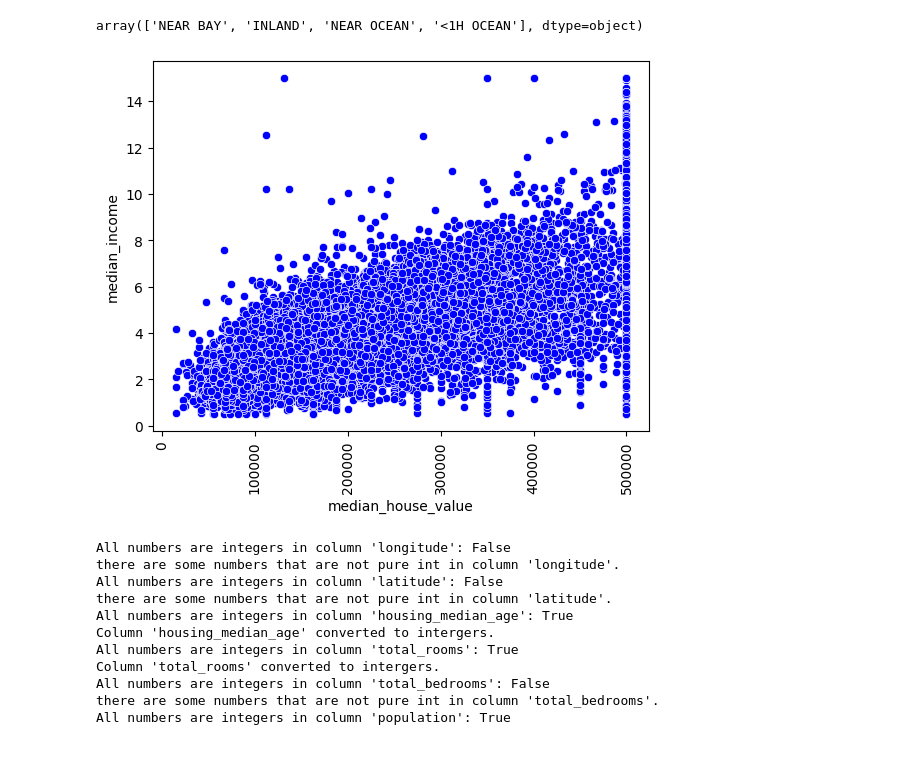
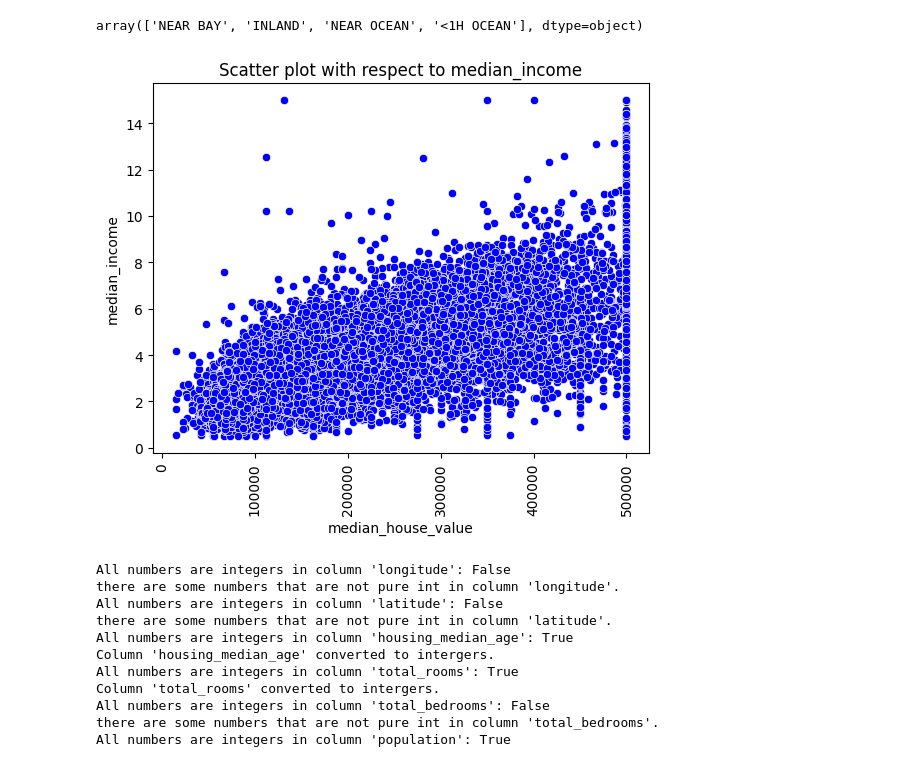
Before and after one commit to iscruc/lineal-regresion, a Jupyter notebook: linear_regression.ipynb, the cells around one changed output. Drawn from its saved outputs; the diff is of its cells as text; code cells hidden in the pictures.

```diff
--- a/linear_regression.ipynb
+++ b/linear_regression.ipynb
@@ -43,14 +75,12 @@ unique_class_name
 # %% [output]
 array(['NEAR BAY', 'INLAND', 'NEAR OCEAN', '<1H OCEAN'], dtype=object)
 # %%
-import seaborn as sns
-import matplotlib.pyplot as plt
-
 df = pd.read_csv('housing.csv')
 
 sns.scatterplot(x=df["median_house_value"], y=df["median_income"], color = "b")
+plt.title("Scatter plot with respect to median_income")
 plt.xticks(rotation = 90)
 plt.show()
 # %% [output]
-[figure, old version]
+[figure, new version]
 # %%
```
Also changed, not shown: parts of 16 cells of this notebook.
